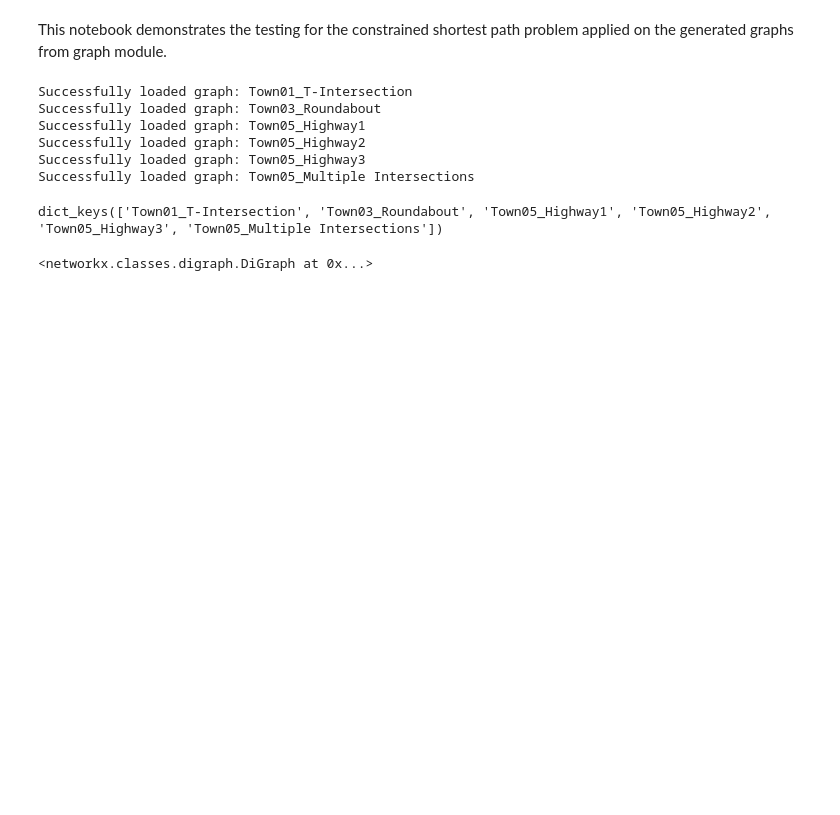
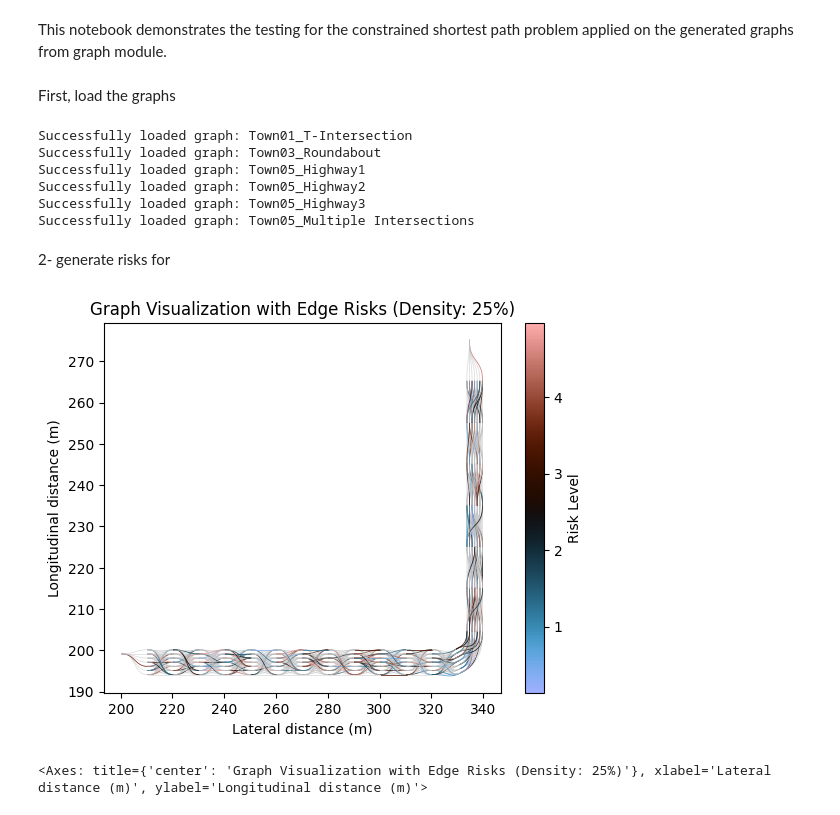
Before and after one commit to abdohamdy7/competitive-online-algorithms-motion-planning, a Jupyter notebook: src/motion_planning/constrained_shortest_path/test_csp_notebook.ipynb, the cells around one changed output. Saved outputs shown, nothing was run; the diff lists cells and outputs as text; code cells hidden in the pictures; blank space fills up the shorter version.

```diff
--- a/src/motion_planning/constrained_shortest_path/test_csp_notebook.ipynb
+++ b/src/motion_planning/constrained_shortest_path/test_csp_notebook.ipynb
@@ -10,6 +10,8 @@ sys.path.insert(0, str(Path.cwd().resolve().parents[1]))
 from motion_planning.utils.paths import GRAPH_DIR
 from motion_planning.graph_construction.graph_assets import GRAPH_FILE_HANDLER
 from motion_planning.graph_construction.route_loading import *
+# %% [markdown]
+First, load the graphs
 # %%
 
 # load the graph
@@ -31,11 +33,21 @@ Successfully loaded graph: Town05_Highway1
 Successfully loaded graph: Town05_Highway2
 Successfully loaded graph: Town05_Highway3
 Successfully loaded graph: Town05_Multiple Intersections
+# %% [markdown]
+2- generate risks for
 # %%
-graphs_dict.keys()
+from motion_planning.risk_assessment.generate_risks_randomly import*
+risk_level = RiskLevel.LOW
+risk_matrix = generate_random_risks(graphs_dict["Town01_T-Intersection"],risk_level, 5.0)
+# for u,v in risk_matrix:
+#     print(f"Edge ({u.id}, {v.id}) has risk value: {risk_matrix[(u,v)]}")
+# print(risk_matrix)
-# %% [output]
-dict_keys(['Town01_T-Intersection', 'Town03_Roundabout', 'Town05_Highway1', 'Town05_Highway2', 'Town05_Highway3', 'Town05_Multiple Intersections'])
 # %%
-graphs_dict['Town01_T-Intersection']
+from motion_planning.visualizations.graph_visualization import visualize_graph_with_risks
+from motion_planning.risk_assessment.generate_risks_randomly import*
+risk_level = RiskLevel.LOW
+risk_matrix = generate_random_risks(graphs_dict["Town01_T-Intersection"],risk_level, 5.0)
+visualize_graph_with_risks(risk_matrix, graphs_dict["Town01_T-Intersection"], scenario_name="Town01_T-Intersection", risk_level=risk_level)
 # %% [output]
+[figure, added]
-<networkx.classes.digraph.DiGraph at 0x...>
+<Axes: title={'center': 'Graph Visualization with Edge Risks (Density: 25%)'}, xlabel='Lateral distance (m)', ylabel='Longitudinal distance (m)'>
```
Also changed, not shown: parts of 15 cells of this notebook, 11 other files.
